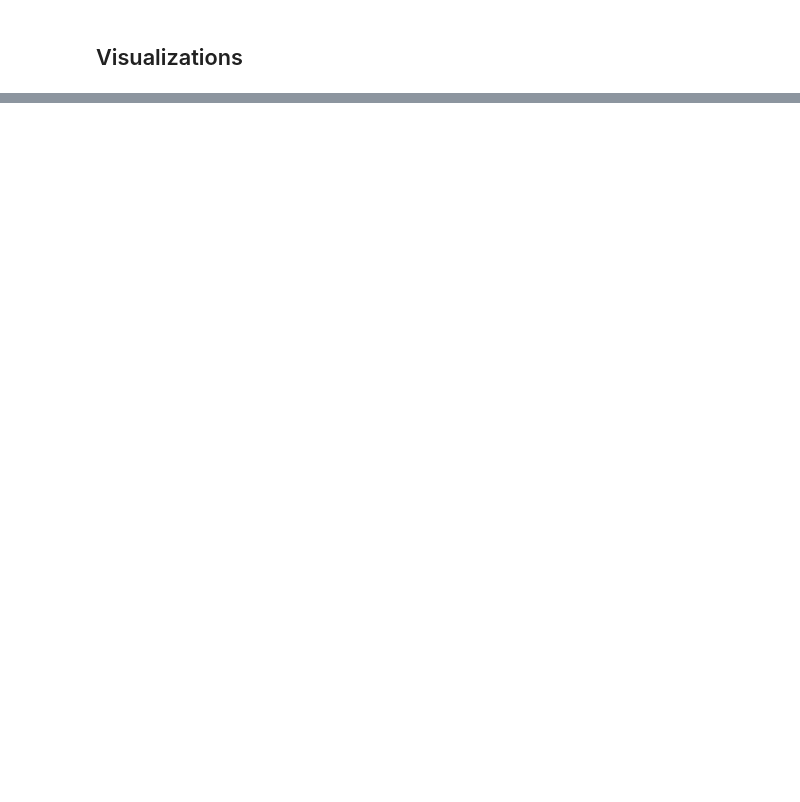
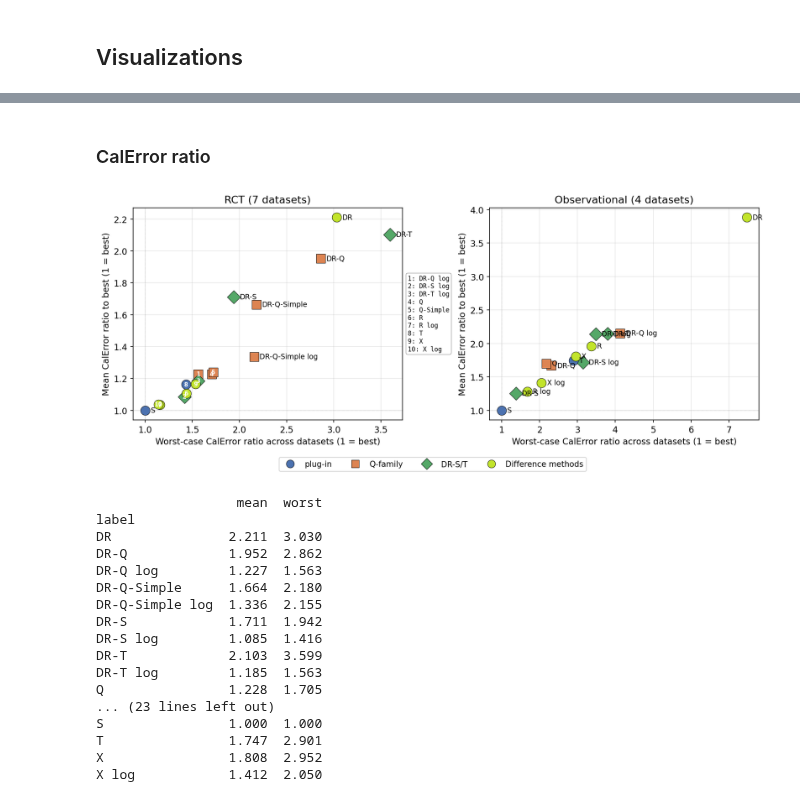
Before and after one commit to michaelfuchs90/ratiobasedcate, a Jupyter notebook: Benchmark.ipynb, the cells around one changed output, grey strips where cells are left out. Drawn from its saved outputs; the diff is of its cells as text; code cells hidden in the pictures; blank space fills up the shorter version.

```diff
--- a/Benchmark.ipynb
+++ b/Benchmark.ipynb
@@ -376,0 +211,36 @@ print(obs_cal_ratio_summary)
+# %% [markdown]
+### CalError ratio
+# %%
+# Figure — CalError ratio for RCT vs Observational
+fig, summaries = plot_metric_panels(
+    df_results,
+    metric='cal_error_ratio',
+    panels=[
+        (f'RCT ({len(RCT_ALL)} datasets)', RCT_ALL),
+        (f'Observational ({len(OBS_DATASETS)} datasets)', OBS_DATASETS),
+    ],
+    plot_learners=PLOT_LEARNERS,
+    savepath='fig_cal_ratio.png',
+)
+for s in summaries:
+    print(s.round(3))
+    print()
+# %% [output]
+[figure, added]
+                  mean  worst
+label
+DR               2.211  3.030
+DR-Q             1.952  2.862
+DR-Q log         1.227  1.563
+DR-Q-Simple      1.664  2.180
+DR-Q-Simple log  1.336  2.155
+DR-S             1.711  1.942
+DR-S log         1.085  1.416
+DR-T             2.103  3.599
+DR-T log         1.185  1.563
+Q                1.228  1.705
+... (23 lines left out)
+S                1.000  1.000
+T                1.747  2.901
+X                1.808  2.952
+X log            1.412  2.050
```
Also changed, not shown: parts of 28 cells of this notebook, 17 other files.
